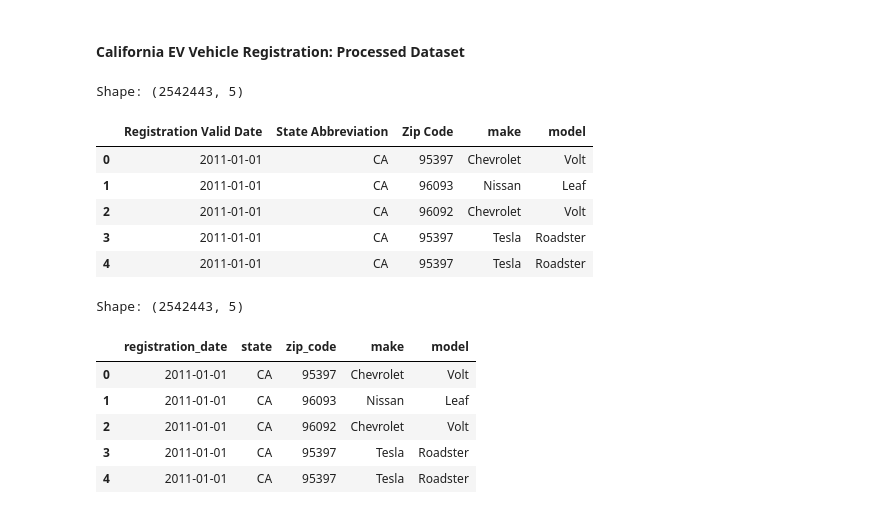
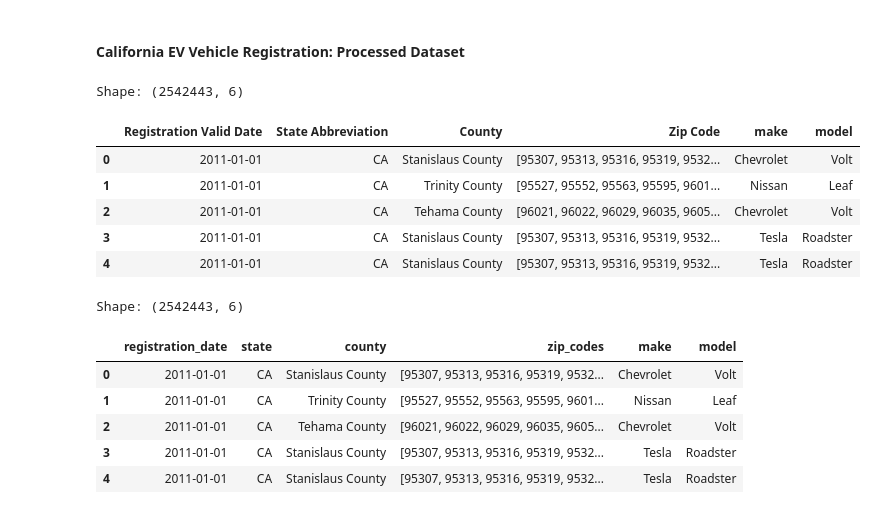
Before and after one commit to rune-encoder/Project-1, a Jupyter notebook: notebooks/individual_work/christian_exploration/data_cleaning/ev_registration_cleaning/ca_ev_reg_cleaning.ipynb, the cells around one changed output. Saved outputs shown, nothing was run; the diff lists cells and outputs as text; code cells hidden in the pictures.

Commit message:
Changed EV registration cleaned data to have all zip codes of each county

```diff
--- a/notebooks/individual_work/christian_exploration/data_cleaning/ev_registration_cleaning/ca_ev_reg_cleaning.ipynb
+++ b/notebooks/individual_work/christian_exploration/data_cleaning/ev_registration_cleaning/ca_ev_reg_cleaning.ipynb
@@ -243,0 +173,8 @@ Shape: (2655, 5)
+# %%
+# Obtain the Zip Codes for each County in California
+ca_zip_df = pd.read_csv(
+    Path("../../../../../data/processed_data/ca_zipcodes.csv"),
+)
+
+print("Shape:", ca_zip_df.shape)
+display(ca_zip_df.head())
@@ -274,12 +219,3 @@ Values in `df['County']` also in `ca_zip_df['County']`: 58
 Values in `df['County']` not in `ca_zip_df['County']`: 1
 # %% [markdown]
 ##### Main Dataset: Create Zip Code Column
-# %%
-# Create a dictionary for County to Zip Code mapping
-county_to_zip = ca_zip_df.set_index('County')['Zip Code'].to_dict()
-
-# Use apply with to map the County to the Zip Code and create a new column with the Zip Code
-df['Zip Code'] = df['County'].apply(lambda x: county_to_zip.get(x))
-
-print("Shape:", df.shape)
-display(df.head(2))
@@ -290,0 +222,17 @@ Shape: (2542443, 13)
+# %%
+# Create a new column in the main DataFrame to store the ZIP codes for each County
+def add_zipcodes(df, zipcodes_df):
+    # Group by County and aggregate zip codes into a list
+    zipcodes_grouped = zipcodes_df.groupby('County')['Zip Code'].apply(list).reset_index()
+
+    # Merge the Main DataFrame with the zip codes DataFrame
+    # Keep the 'County' and 'Zip Code' columns from the zip codes DataFrame
+    df = df.merge(zipcodes_grouped, how="left", left_on="County", right_on="County")
+
+    return df
+# %%
+# Add the ZIP codes to the main DataFrame
+df = add_zipcodes(df, ca_zip_df)
+
+print("Shape:", df.shape)
+display(df.head(2))
@@ -308,26 +261,27 @@ Shape: (2542443, 15)
 #### California EV Vehicle Registration: Processed Dataset
 # %%
 # Create a new DataFrame with only the columns needed for the analysis
-select_columns = ["Registration Valid Date", "State Abbreviation", "Zip Code", "make", "model"]
+select_columns = ["Registration Valid Date", "State Abbreviation", "County", "Zip Code", "make", "model"]
 
 df_clean = df.loc[:, select_columns]
 
 print("Shape:", df_clean.shape)
 display(df_clean.head())
 # %% [output]
-Shape: (2542443, 5)
+Shape: (2542443, 6)
-|  | Registration Valid Date | State Abbreviation | Zip Code | make | model |
-| 0 | 2011-01-01 | CA | 95397 | Chevrolet | Volt |
-| 1 | 2011-01-01 | CA | 96093 | Nissan | Leaf |
-| 2 | 2011-01-01 | CA | 96092 | Chevrolet | Volt |
-| 3 | 2011-01-01 | CA | 95397 | Tesla | Roadster |
-| 4 | 2011-01-01 | CA | 95397 | Tesla | Roadster |
+|  | Registration Valid Date | State Abbreviation | County | Zip Code | make | model |
+| 0 | 2011-01-01 | CA | Stanislaus County | [95307, 95313, 95316, 95319, 9532... | Chevrolet | Volt |
+| 1 | 2011-01-01 | CA | Trinity County | [95527, 95552, 95563, 95595, 9601... | Nissan | Leaf |
+| 2 | 2011-01-01 | CA | Tehama County | [96021, 96022, 96029, 96035, 9605... | Chevrolet | Volt |
+| 3 | 2011-01-01 | CA | Stanislaus County | [95307, 95313, 95316, 95319, 9532... | Tesla | Roadster |
+| 4 | 2011-01-01 | CA | Stanislaus County | [95307, 95313, 95316, 95319, 9532... | Tesla | Roadster |
 # %%
 # Rename columns to manageable names
 df_clean = df_clean.rename(columns={
     "Registration Valid Date": "registration_date",
     "State Abbreviation": "state",
-    "Zip Code": "zip_code",
+    "County": "county",
+    "Zip Code": "zip_codes",
     "make": "make",
     "model": "model",
 })
@@ -335,13 +289,13 @@ df_clean = df_clean.rename(columns={
 print("Shape:", df_clean.shape)
 display(df_clean.head())
 # %% [output]
-Shape: (2542443, 5)
+Shape: (2542443, 6)
-|  | registration_date | state | zip_code | make | model |
-| 0 | 2011-01-01 | CA | 95397 | Chevrolet | Volt |
-| 1 | 2011-01-01 | CA | 96093 | Nissan | Leaf |
-| 2 | 2011-01-01 | CA | 96092 | Chevrolet | Volt |
-| 3 | 2011-01-01 | CA | 95397 | Tesla | Roadster |
-| 4 | 2011-01-01 | CA | 95397 | Tesla | Roadster |
+|  | registration_date | state | county | zip_codes | make | model |
+| 0 | 2011-01-01 | CA | Stanislaus County | [95307, 95313, 95316, 95319, 9532... | Chevrolet | Volt |
+| 1 | 2011-01-01 | CA | Trinity County | [95527, 95552, 95563, 95595, 9601... | Nissan | Leaf |
+| 2 | 2011-01-01 | CA | Tehama County | [96021, 96022, 96029, 96035, 9605... | Chevrolet | Volt |
+| 3 | 2011-01-01 | CA | Stanislaus County | [95307, 95313, 95316, 95319, 9532... | Tesla | Roadster |
+| 4 | 2011-01-01 | CA | Stanislaus County | [95307, 95313, 95316, 95319, 9532... | Tesla | Roadster |
 # %%
 # View data types before saving the cleaned data
 df_clean.info()
```
Also changed, not shown: parts of 11 cells of this notebook, 3 other files.
